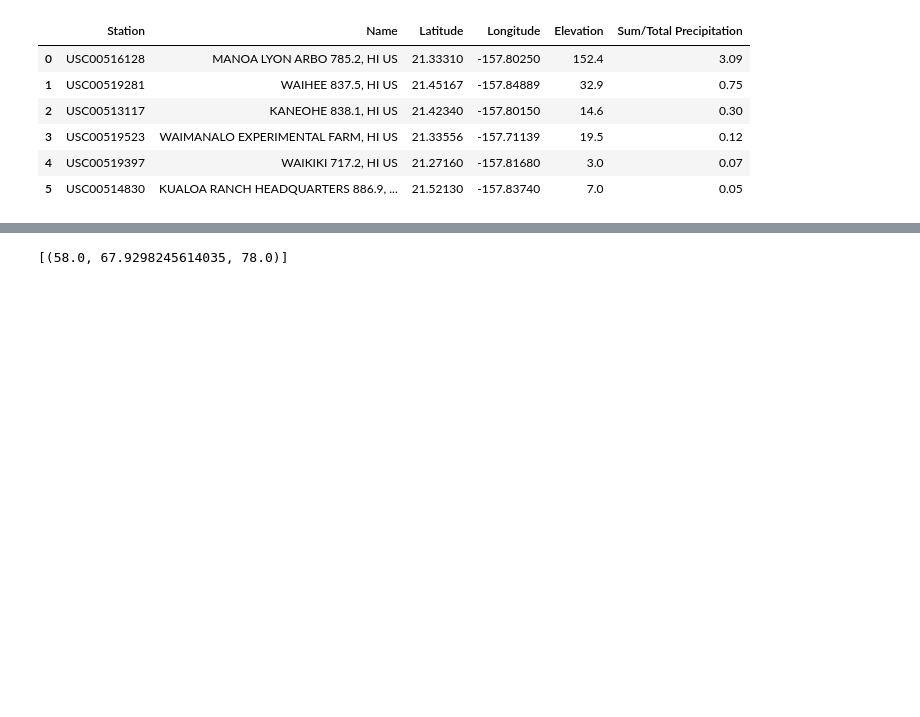
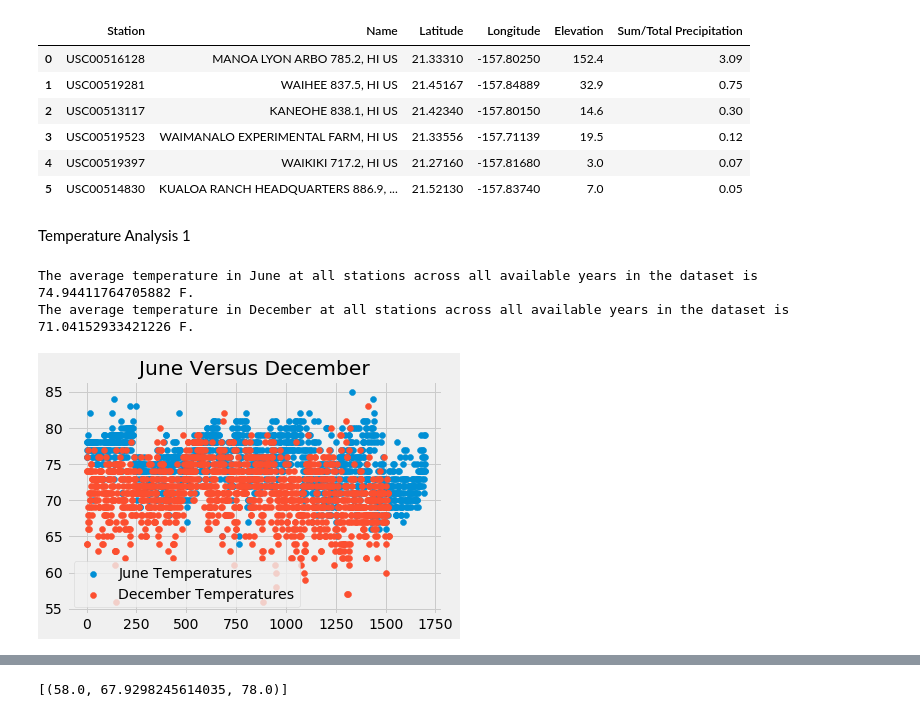
Before and after one commit to j1-aggie/SURFS-UP-sqlalchemy-challenge, a Jupyter notebook: climate_starter.ipynb, the cells around one changed output, grey strips where cells are left out. Saved outputs shown, nothing was run; the diff lists cells and outputs as text; code cells hidden in the pictures; blank space fills up the shorter version.

```diff
--- a/climate_starter.ipynb
+++ b/climate_starter.ipynb
@@ -290,3 +302,55 @@ rainfall_df
 | 3 | USC00519523 | WAIMANALO EXPERIMENTAL FARM, HI US | 21.33556 | -157.71139 | 19.5 | 0.12 |
 | 4 | USC00519397 | WAIKIKI 717.2, HI US | 21.27160 | -157.81680 | 3.0 | 0.07 |
 | 5 | USC00514830 | KUALOA RANCH HEADQUARTERS 886.9, ... | 21.52130 | -157.83740 | 7.0 | 0.05 |
+# %% [markdown]
+Temperature Analysis 1
+# %%
+# Identify the average temperature in June at all stations across all available years in the dataset.
+avg_june_temp_list = session.query(func.avg(Measurement.tobs)).\
+                filter(func.strftime("%m", Measurement.date) == "06").all()
+
+average_june_temp = list(np.ravel(avg_june_temp_list))[0]
+
+# Identify the average temperature in December at all stations across all available years in the dataset.
+avg_dec_temp_list = session.query(func.avg(Measurement.tobs)).\
+                filter(func.strftime("%m", Measurement.date) == "12").all()
+
+average_dec_temp = list(np.ravel(avg_dec_temp_list))[0]
+
+print(f"The average temperature in June at all stations across all available years in the dataset is {average_june_temp} F.")
+print(f"The average temperature in December at all stations across all available years in the dataset is {average_dec_temp} F.")
+# %% [output]
+The average temperature in June at all stations across all available years in the dataset is 74.94411764705882 F.
+The average temperature in December at all stations across all available years in the dataset is 71.04152933421226 F.
+# %%
+june_temp_list = session.query(Measurement.tobs).\
+                filter(func.strftime("%m", Measurement.date) == "06").all()
+
+june_tmp_list = list(np.ravel(june_temp_list))
+
+# Remove nulls (if any)
+clean_june_tmp_list = []
+for temp in june_tmp_list:
+    if temp != None :
+        clean_june_tmp_list.append(temp)
+
+dec_temp_list = session.query(Measurement.tobs).\
+                filter(func.strftime("%m", Measurement.date) == "12").all()
+
+dec_tmp_list = list(np.ravel(dec_temp_list))
+
+# Remove nulls (if any)
+clean_dec_tmp_list = []
+for temp in dec_tmp_list:
+    if temp != None :
+        clean_dec_tmp_list.append(temp)
+# %%
+# Scatter Plot of Data
+plt.subplot(1, 1, 1)
+plt.scatter(range(len(clean_june_tmp_list)), clean_june_tmp_list, label="June Temperatures")
+plt.scatter(range(len(clean_dec_tmp_list)), clean_dec_tmp_list, label="December Temperatures")
+plt.legend()
+plt.title("June Versus December")
+plt.savefig("Images/June vs December Scatter Plot.png")
+# %% [output]
+[figure, added]
```
Also changed, not shown: parts of 14 cells of this notebook, 6 other files.
